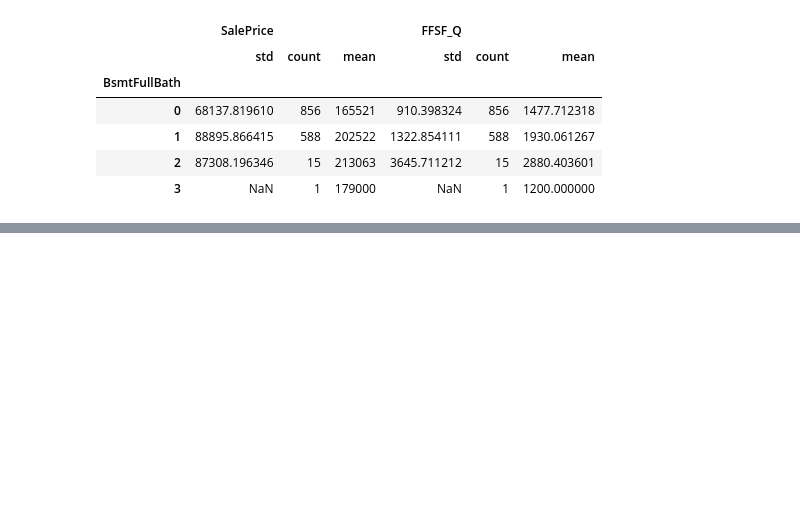
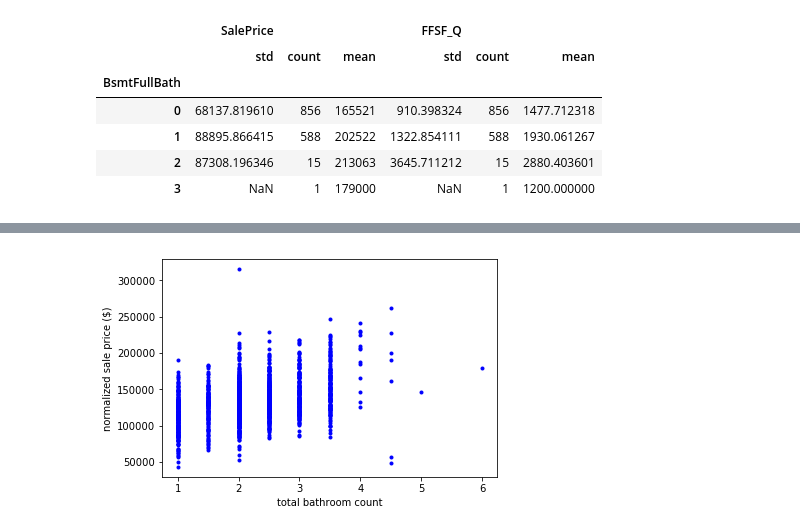
Before and after one commit to badGarnet/house_price, a Jupyter notebook: drawing board.ipynb, the cells around one changed output, grey strips where cells are left out. Drawn from its saved outputs; the diff is of its cells as text; code cells hidden in the pictures; blank space fills up the shorter version.

```diff
--- a/drawing board.ipynb
+++ b/drawing board.ipynb
@@ -1359,0 +1421,3 @@ The effect of basement full bath count is represented by FFSF_Q already, therefo
+# %%
+trainset = trainset.assign(TotBR = trainset.BsmtFullBath + trainset.BsmtHalfBath * 0.5 + trainset.FullBath + trainset.HalfBath * 0.5)
+trainset[['TotBR', 'SalePrice','LotArea_Q', 'OverallQual']].corr()
@@ -1359,0 +1430,7 @@ The effect of basement full bath count is represented by FFSF_Q already, therefo
+# %%
+plt.plot(trainset.TotBR, trainset.NSP_overallq, '.b')
+plt.xlabel('total bathroom count')
+plt.ylabel('normalized sale price ($)')
+plt.show()
+# %% [output]
+[figure, added]
```
Also changed, not shown: parts of 41 cells of this notebook.
